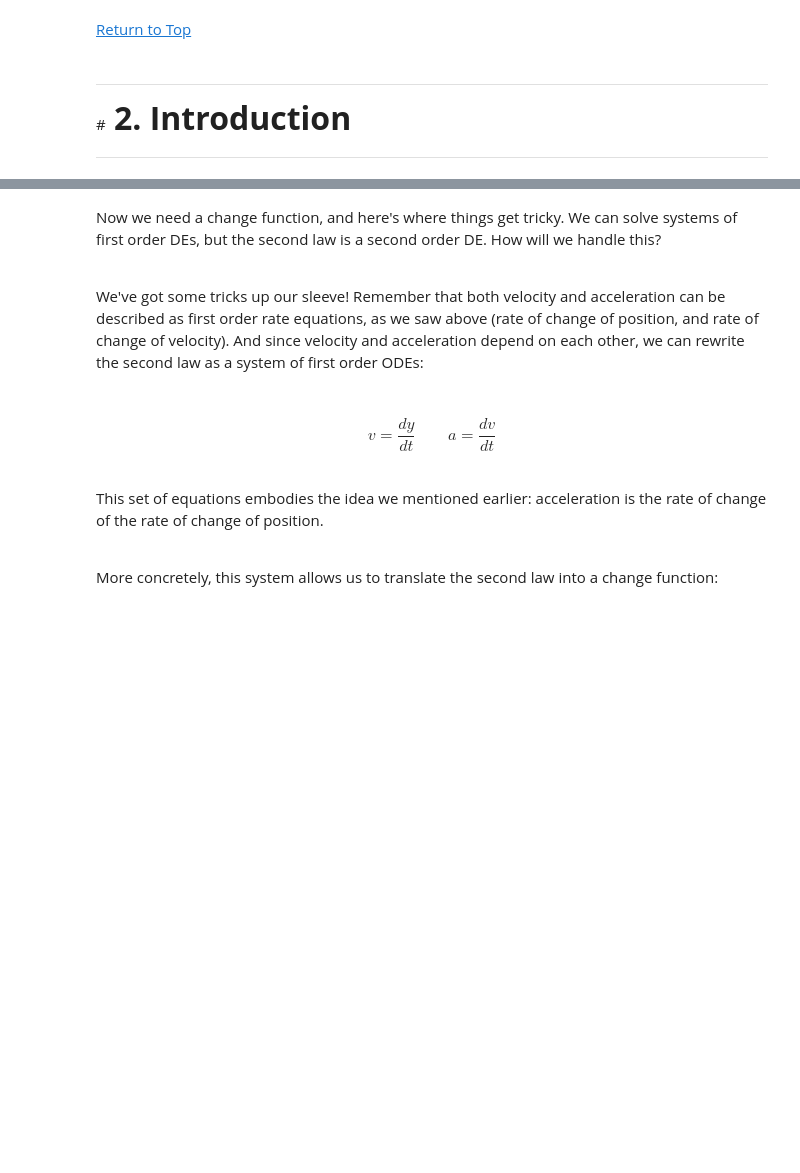
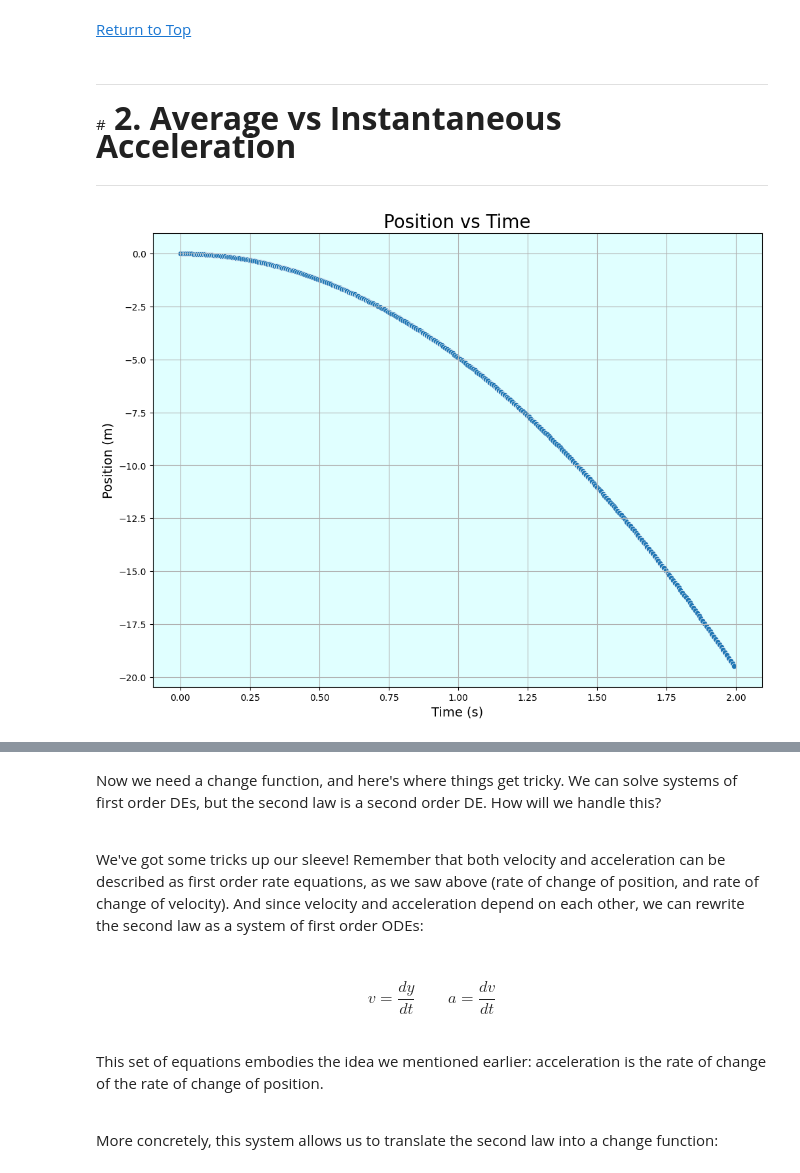
Before and after one commit to dr-bankert-augustana/PHYS_211, a Jupyter notebook: Example_Lesson.ipynb, the cells around one changed output, grey strips where cells are left out. Drawn from its saved outputs; the diff is of its cells as text; code cells hidden in the pictures; blank space fills up the shorter version.

```diff
--- a/Example_Lesson.ipynb
+++ b/Example_Lesson.ipynb
@@ -50,10 +52,18 @@ By the end of this lesson, students will be able to:
 # %% [markdown]
 [Return to Top](#Notebook-Start)
 # %% [markdown]
-<a name="Introduction"></a>
+<a name="Average-Instantaneous"></a>
 
 ---
 
-#<font size = 6> <b> 2. Introduction </b> </font>
+#<font size = 6> <b> 2. Average vs Instantaneous Acceleration </b> </font>
 
 ---
+# %%
+exec(
+    __import__("requests")
+    .get("https://raw.githubusercontent.com/dr-bankert-augustana/PHYS_211/main/Example_Lesson_Part_1.py")
+    .text
+)
+# %% [output]
+[figure, added]
```
Also changed, not shown: parts of 6 cells of this notebook.
